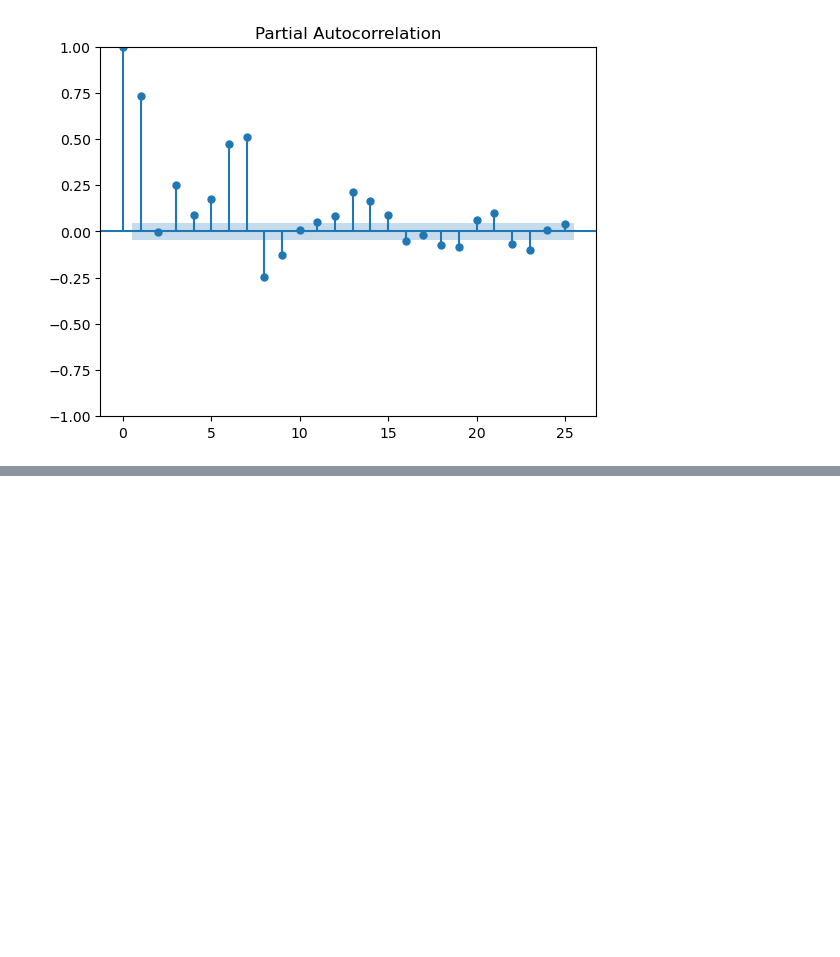
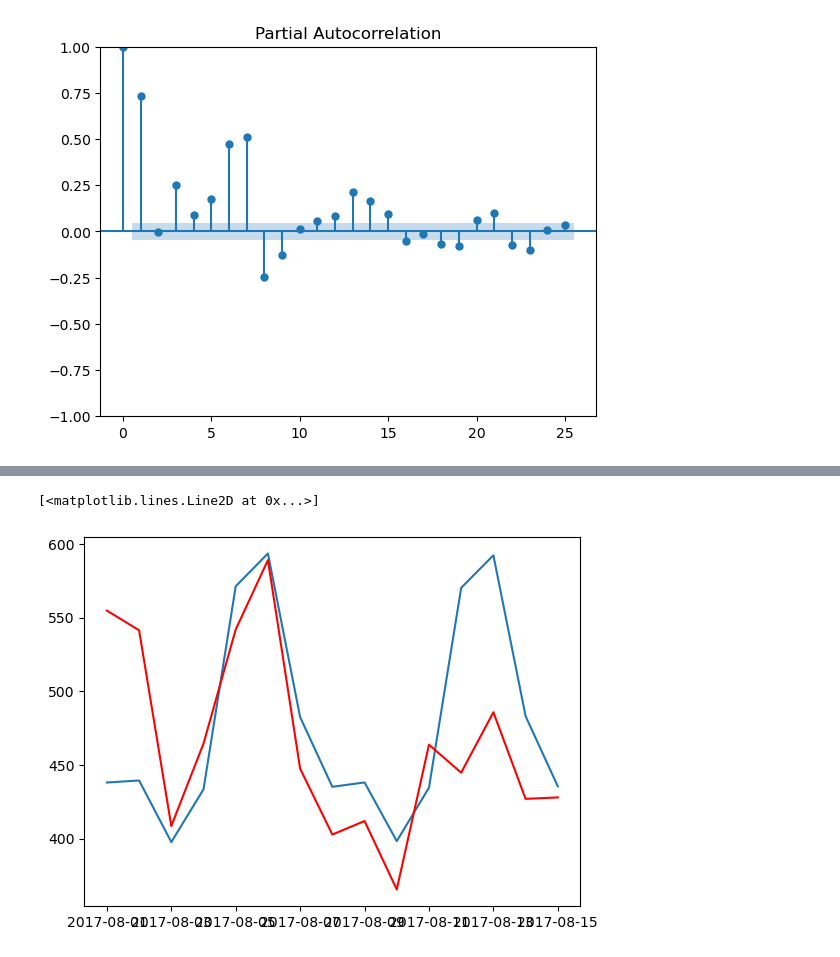
Before and after one commit to ikoghoemmanuell/Time-Series-Forecasting-of-Store-Sales, a Jupyter notebook: teamNice-LP2-classicModels.ipynb, the cells around one changed output, grey strips where cells are left out. Cells and saved outputs as stored; diff of their text form; code cells hidden in the pictures; blank space fills up the shorter version.

```diff
--- a/teamNice-LP2-classicModels.ipynb
+++ b/teamNice-LP2-classicModels.ipynb
@@ -636,0 +783,6 @@ results
+# %%
+from statsmodels.tsa.statespace.sarimax import SARIMAX
+
+model = SARIMAX(X_train, order=(5, 1, 5), seasonal_order=(0,0,0,0))
+model_fit = model.fit()
+model_fit.summary()
@@ -636,0 +816,7 @@ results
+# %%
+# Make predictions on the test data
+SARIMA_pred = model_fit.predict(
+    start=len(X_train),
+    end=len(x)-1,
+    typ="levels")
+SARIMA_pred
@@ -636,0 +840,6 @@ results
+# %%
+pyplot.plot(SARIMA_pred)
+pyplot.plot(X_test, color='red')
+# %% [output]
+[<matplotlib.lines.Line2D at 0x...>]
+[figure, added]
```
Also changed, not shown: parts of 26 cells of this notebook.
